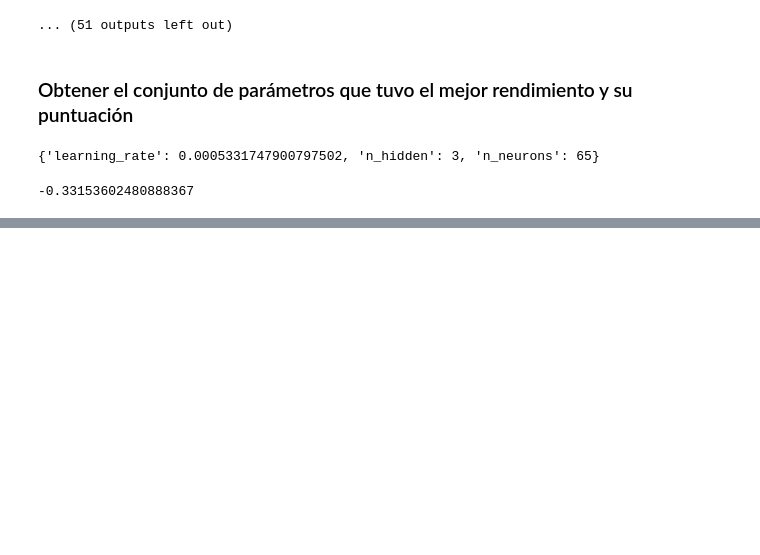
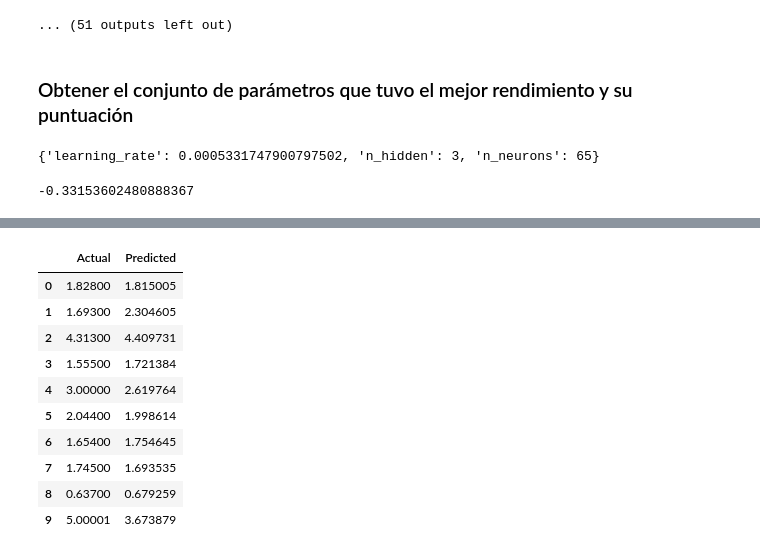
Before and after one commit to mamueljr/Regression_MLP, a Jupyter notebook: MLP_regression.ipynb, the cells around one changed output, grey strips where cells are left out. Drawn from its saved outputs; the diff is of its cells as text; code cells hidden in the pictures; blank space fills up the shorter version.

```diff
--- a/MLP_regression.ipynb
+++ b/MLP_regression.ipynb
@@ -227,0 +230,14 @@ rnd_serch_cv.best_score_
+# %%
+keras_reg = keras.wrappers.scikit_learn.KerasRegressor(
+    build_model,
+    learning_rate=rnd_serch_cv.best_params_['learning_rate'],
+    n_hidden=rnd_serch_cv.best_params_['n_hidden'],
+    n_neurons=rnd_serch_cv.best_params_['n_neurons']
+)
+keras_reg.fit(
+    X_train,
+    y_train,
+    epochs=100,
+    validation_data=(X_valid, y_valid),
+    callbacks=[keras.callbacks.EarlyStopping(patience=10)]
+)
@@ -227,0 +264,7 @@ rnd_serch_cv.best_score_
+# %%
+#compare actual output values with predicted values
+y_pred = keras_reg.predict(X_test)
+df = pd.DataFrame({'Actual': y_test, 'Predicted': y_pred})
+df1 = df.head(10)
+df1
+# %% [output]
@@ -227,0 +272,11 @@ rnd_serch_cv.best_score_
+|  | Actual | Predicted |
+| 0 | 1.82800 | 1.815005 |
+| 1 | 1.69300 | 2.304605 |
+| 2 | 4.31300 | 4.409731 |
+| 3 | 1.55500 | 1.721384 |
+| 4 | 3.00000 | 2.619764 |
+| 5 | 2.04400 | 1.998614 |
+| 6 | 1.65400 | 1.754645 |
+| 7 | 1.74500 | 1.693535 |
+| 8 | 0.63700 | 0.679259 |
+| 9 | 5.00001 | 3.673879 |
```
Also changed, not shown: parts of 3 cells of this notebook, 1 other file.
